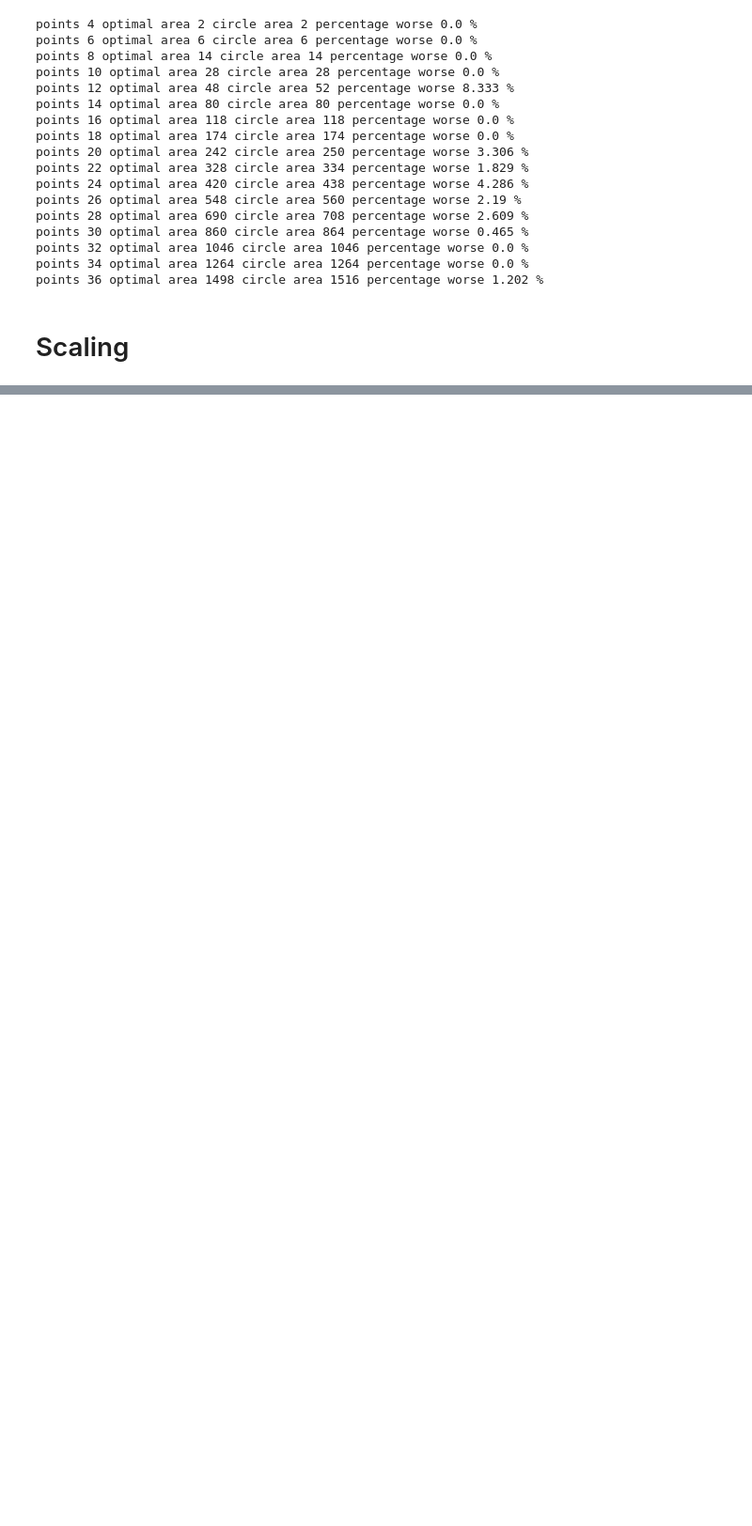
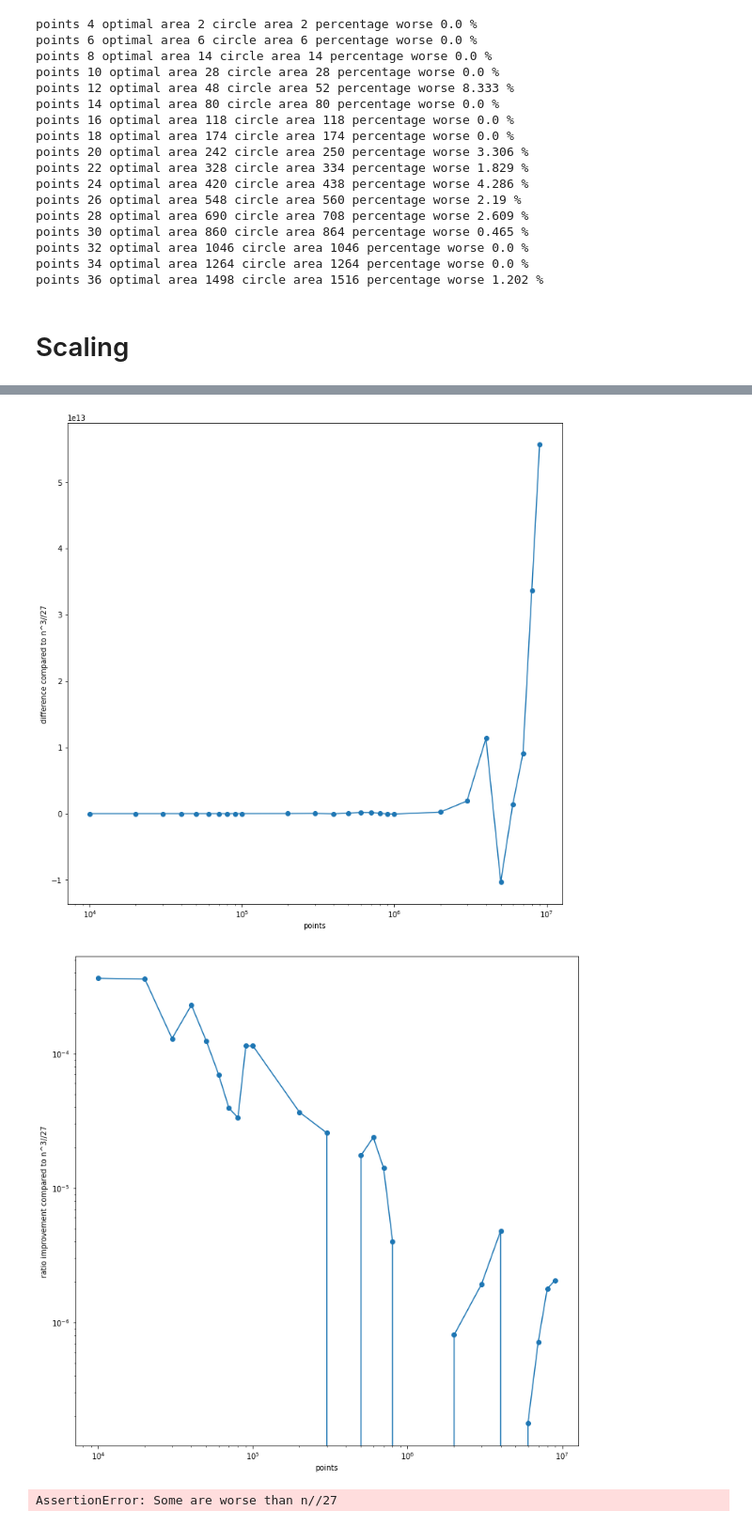
Before and after one commit to arrmansa/smallest-area-of-a-convex-grid-polygon, a Jupyter notebook: choose small vectors.ipynb, the cells around one changed output, grey strips where cells are left out. Shown: that part at 94% size. Saved outputs shown, nothing was run; the diff lists cells and outputs as text; code cells hidden in the pictures; blank space fills up the shorter version.

```diff
--- a/choose small vectors.ipynb
+++ b/choose small vectors.ipynb
@@ -198,0 +199,19 @@ print(doublearea(get_shape(int(1e5))), int(int(1e5)**3/27))
+# %%
+plt.plot(length_area_dict.keys(), [(key**3//27-val) for key,val in length_area_dict.items()])
+plt.scatter(length_area_dict.keys(), [(key**3//27-val) for key,val in length_area_dict.items()])
+plt.semilogx()
+plt.xlabel('points')
+plt.ylabel('difference compared to n^3//27')
+plt.show()
+plt.plot(length_area_dict.keys(), [(key**3//27-val)/val for key,val in length_area_dict.items()])
+plt.scatter(length_area_dict.keys(), [(key**3//27-val)/val for key,val in length_area_dict.items()])
+plt.xlabel('points')
+plt.ylabel('ratio improvement compared to n^3//27')
+plt.loglog()
+plt.show()
+assert all(key**3//27>val for key,val in length_area_dict.items()), "Some are worse than n//27"
+print("All better than n^3//27")
+# %% [output]
+[figure, added]
+[figure, added]
+AssertionError: Some are worse than n//27
```
Also changed, not shown: parts of 17 cells of this notebook.
